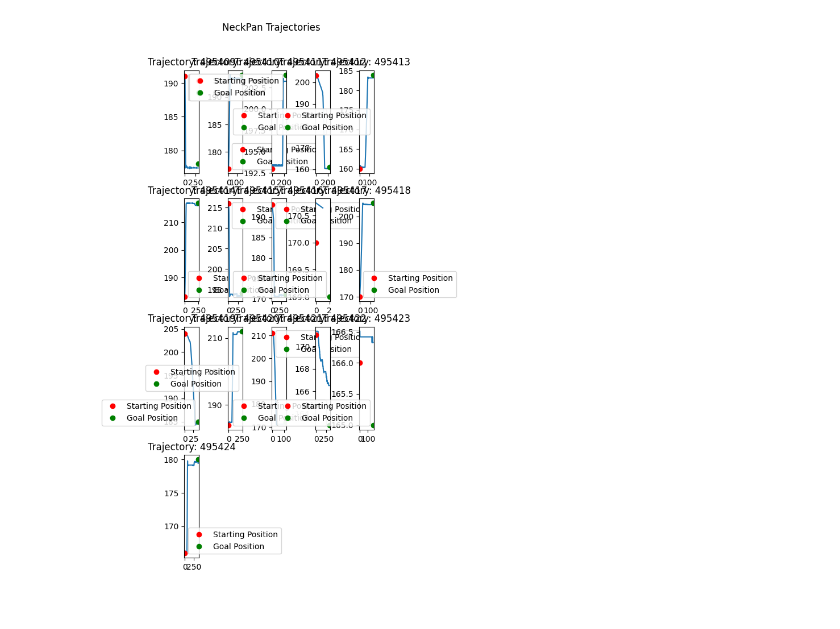
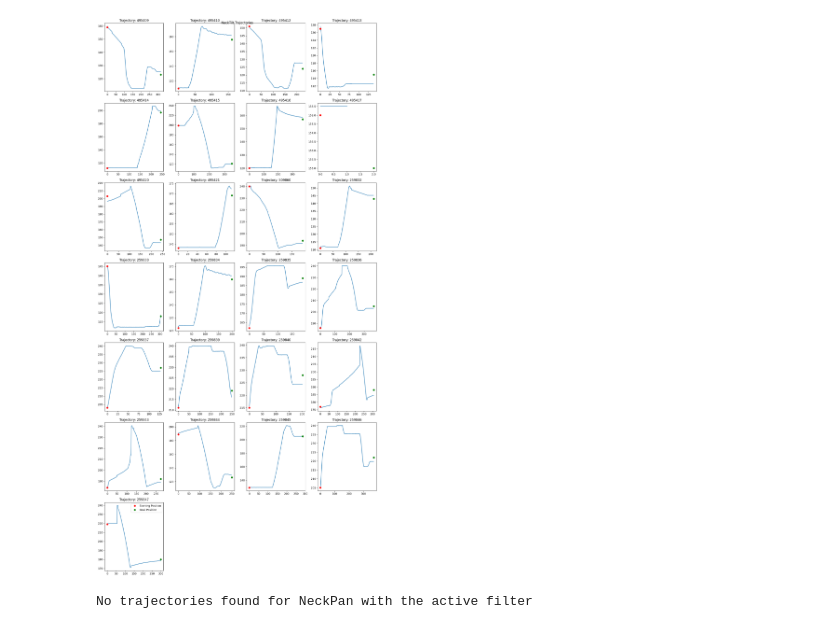
Before and after one commit to ikaros-project/ikaros, a Jupyter notebook: Source/Modules/RobotModules/CompliantRobot/CurrentPositionMapping/PlotTrajectories.ipynb, the cells around one changed output. Cells and saved outputs as stored; diff of their text form; code cells hidden in the pictures.

```diff
--- a/Source/Modules/RobotModules/CompliantRobot/CurrentPositionMapping/PlotTrajectories.ipynb
+++ b/Source/Modules/RobotModules/CompliantRobot/CurrentPositionMapping/PlotTrajectories.ipynb
@@ -95,4 +111,8 @@ plot_one_servo_traj(trajectories, mapping_metrics, 'NeckTilt', 5)
+# %%
+plot_one_servo_traj(trajectories, mapping_metrics, 'NeckTilt', 4, filter_by_overshot)
+# %% [output]
+[figure, added]
 # %%
-plot_one_servo_traj(trajectories, mapping_metrics, 'NeckPan', 5)
+plot_one_servo_traj(trajectories, mapping_metrics, 'NeckPan', 4, filter_by_overshot)
 # %% [output]
-[figure, removed]
+No trajectories found for NeckPan with the active filter
```
Also changed, not shown: parts of 3 cells of this notebook.
